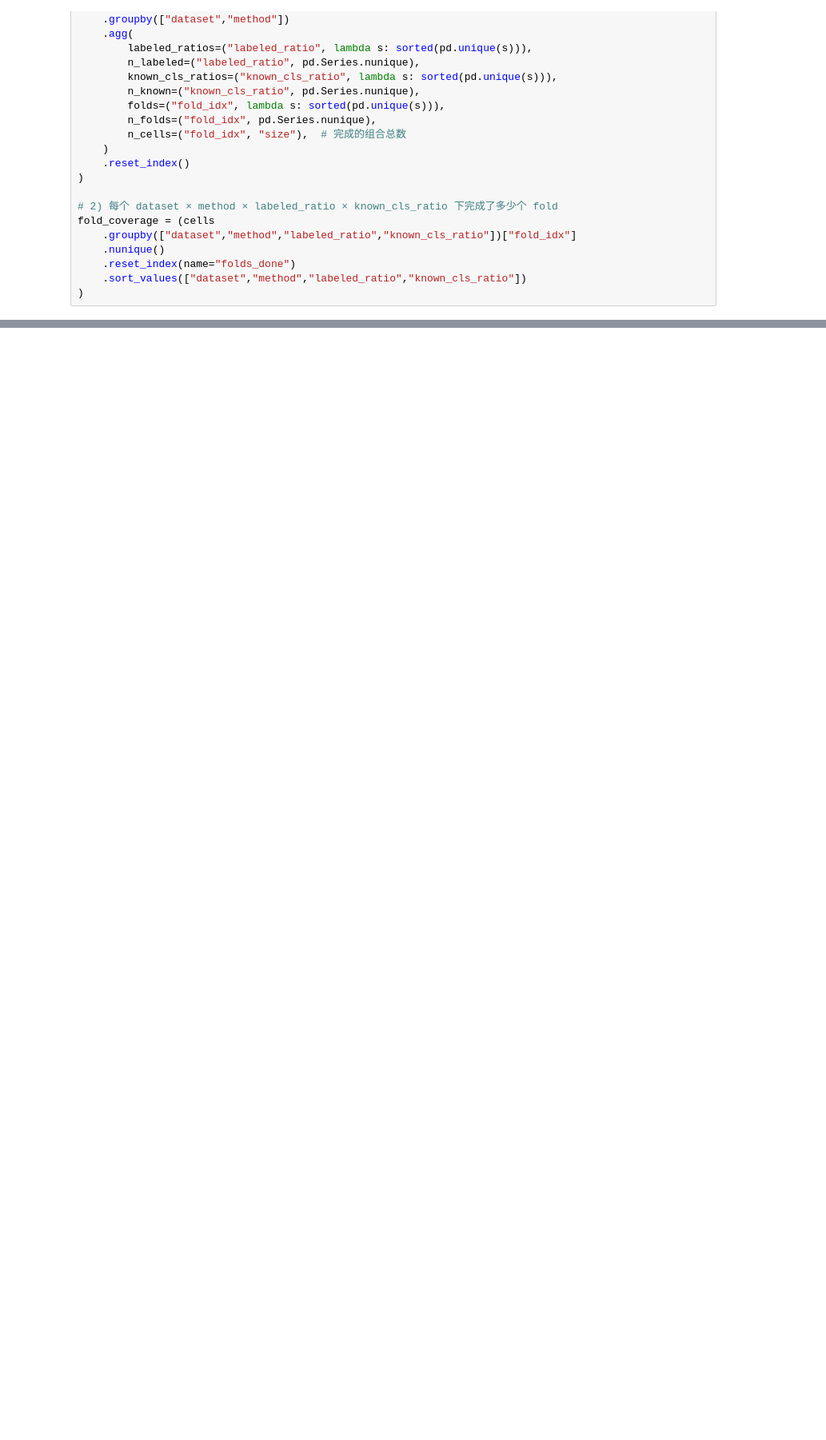
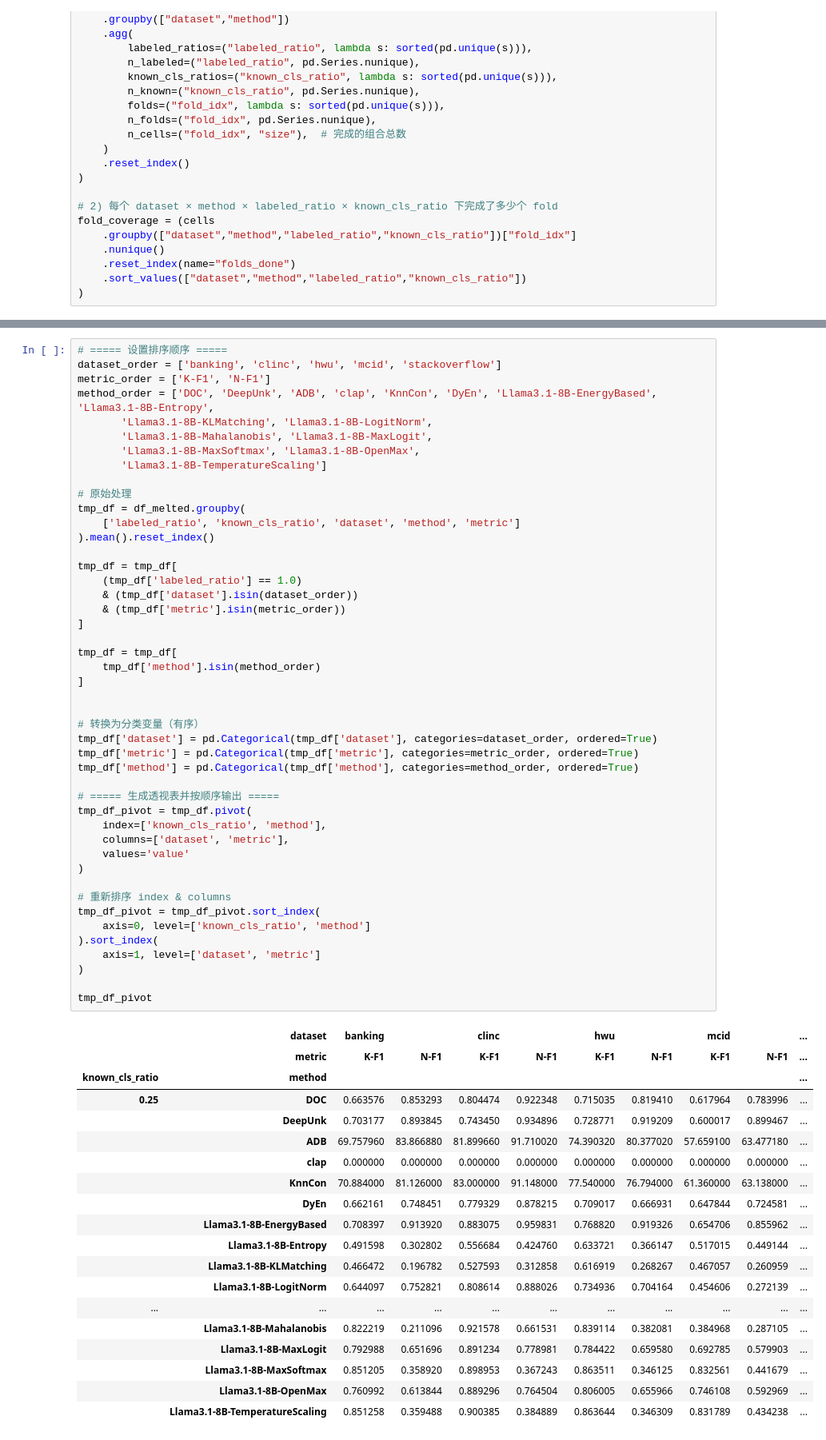
Before and after one commit to CNIC-DSL/BOLT, a Jupyter notebook: process_statis.ipynb, the cells around one changed output, grey strips where cells are left out. Shown: that part at 80% size. Cells and saved outputs as stored; diff of their text form; blank space fills up the shorter version.

```diff
--- a/process_statis.ipynb
+++ b/process_statis.ipynb
@@ -155,0 +222,66 @@ cur_num
+# %%
+# ===== 设置排序顺序 =====
+dataset_order = ['banking', 'clinc', 'hwu', 'mcid', 'stackoverflow']
+metric_order = ['K-F1', 'N-F1']
+method_order = ['DOC', 'DeepUnk', 'ADB', 'clap', 'KnnCon', 'DyEn', 'Llama3.1-8B-EnergyBased', 'Llama3.1-8B-Entropy',
+       'Llama3.1-8B-KLMatching', 'Llama3.1-8B-LogitNorm',
+       'Llama3.1-8B-Mahalanobis', 'Llama3.1-8B-MaxLogit',
+       'Llama3.1-8B-MaxSoftmax', 'Llama3.1-8B-OpenMax',
+       'Llama3.1-8B-TemperatureScaling']
+
+# 原始处理
+tmp_df = df_melted.groupby(
+    ['labeled_ratio', 'known_cls_ratio', 'dataset', 'method', 'metric']
+).mean().reset_index()
+
+tmp_df = tmp_df[
+    (tmp_df['labeled_ratio'] == 1.0)
+    & (tmp_df['dataset'].isin(dataset_order))
+    & (tmp_df['metric'].isin(metric_order))
+]
+
+tmp_df = tmp_df[
+    tmp_df['method'].isin(method_order)
+]
+
+
+# 转换为分类变量（有序）
+tmp_df['dataset'] = pd.Categorical(tmp_df['dataset'], categories=dataset_order, ordered=True)
+tmp_df['metric'] = pd.Categorical(tmp_df['metric'], categories=metric_order, ordered=True)
+tmp_df['method'] = pd.Categorical(tmp_df['method'], categories=method_order, ordered=True)
+
+# ===== 生成透视表并按顺序输出 =====
+tmp_df_pivot = tmp_df.pivot(
+    index=['known_cls_ratio', 'method'],
+    columns=['dataset', 'metric'],
+    values='value'
+)
+
+# 重新排序 index & columns
+tmp_df_pivot = tmp_df_pivot.sort_index(
+    axis=0, level=['known_cls_ratio', 'method']
+).sort_index(
+    axis=1, level=['dataset', 'metric']
+)
+
+tmp_df_pivot
+# %% [output]
+|  | dataset | banking |  | clinc |  | hwu |  | mcid |  | ... |
+|  | metric | K-F1 | N-F1 | K-F1 | N-F1 | K-F1 | N-F1 | K-F1 | N-F1 | ... |
+| known_cls_ratio | method |  |  |  |  |  |  |  |  | ... |
+| 0.25 | DOC | 0.663576 | 0.853293 | 0.804474 | 0.922348 | 0.715035 | 0.819410 | 0.617964 | 0.783996 | ... |
+|  | DeepUnk | 0.703177 | 0.893845 | 0.743450 | 0.934896 | 0.728771 | 0.919209 | 0.600017 | 0.899467 | ... |
+|  | ADB | 69.757960 | 83.866880 | 81.899660 | 91.710020 | 74.390320 | 80.377020 | 57.659100 | 63.477180 | ... |
+|  | clap | 0.000000 | 0.000000 | 0.000000 | 0.000000 | 0.000000 | 0.000000 | 0.000000 | 0.000000 | ... |
+|  | KnnCon | 70.884000 | 81.126000 | 83.000000 | 91.148000 | 77.540000 | 76.794000 | 61.360000 | 63.138000 | ... |
+|  | DyEn | 0.662161 | 0.748451 | 0.779329 | 0.878215 | 0.709017 | 0.666931 | 0.647844 | 0.724581 | ... |
+|  | Llama3.1-8B-EnergyBased | 0.708397 | 0.913920 | 0.883075 | 0.959831 | 0.768820 | 0.919326 | 0.654706 | 0.855962 | ... |
+|  | Llama3.1-8B-Entropy | 0.491598 | 0.302802 | 0.556684 | 0.424760 | 0.633721 | 0.366147 | 0.517015 | 0.449144 | ... |
+|  | Llama3.1-8B-KLMatching | 0.466472 | 0.196782 | 0.527593 | 0.312858 | 0.616919 | 0.268267 | 0.467057 | 0.260959 | ... |
+|  | Llama3.1-8B-LogitNorm | 0.644097 | 0.752821 | 0.808614 | 0.888026 | 0.734936 | 0.704164 | 0.454606 | 0.272139 | ... |
+| ... | ... | ... | ... | ... | ... | ... | ... | ... | ... | ... |
+|  | Llama3.1-8B-Mahalanobis | 0.822219 | 0.211096 | 0.921578 | 0.661531 | 0.839114 | 0.382081 | 0.384968 | 0.287105 | ... |
+|  | Llama3.1-8B-MaxLogit | 0.792988 | 0.651696 | 0.891234 | 0.778981 | 0.784422 | 0.659580 | 0.692785 | 0.579903 | ... |
+|  | Llama3.1-8B-MaxSoftmax | 0.851205 | 0.358920 | 0.898953 | 0.367243 | 0.863511 | 0.346125 | 0.832561 | 0.441679 | ... |
+|  | Llama3.1-8B-OpenMax | 0.760992 | 0.613844 | 0.889296 | 0.764504 | 0.806005 | 0.655966 | 0.746108 | 0.592969 | ... |
+|  | Llama3.1-8B-TemperatureScaling | 0.851258 | 0.359488 | 0.900385 | 0.384889 | 0.863644 | 0.346309 | 0.831789 | 0.434238 | ... |
```
Also changed, not shown: parts of 9 cells of this notebook, 39 other files.
